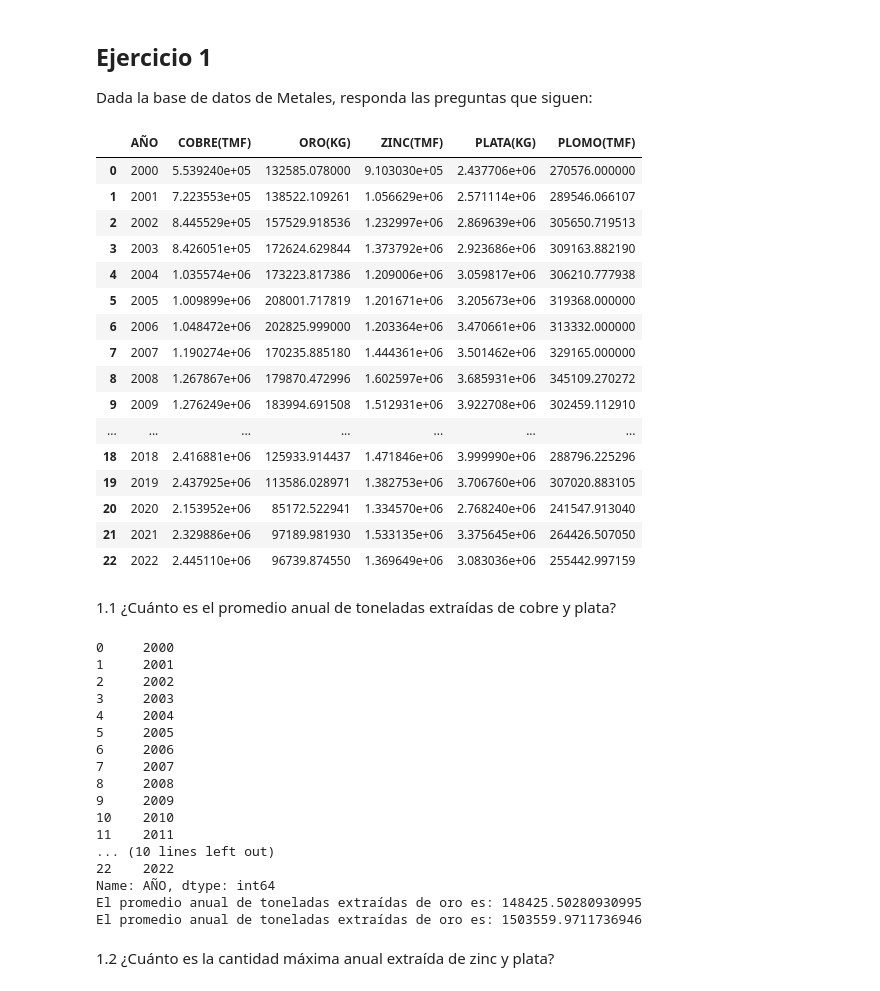
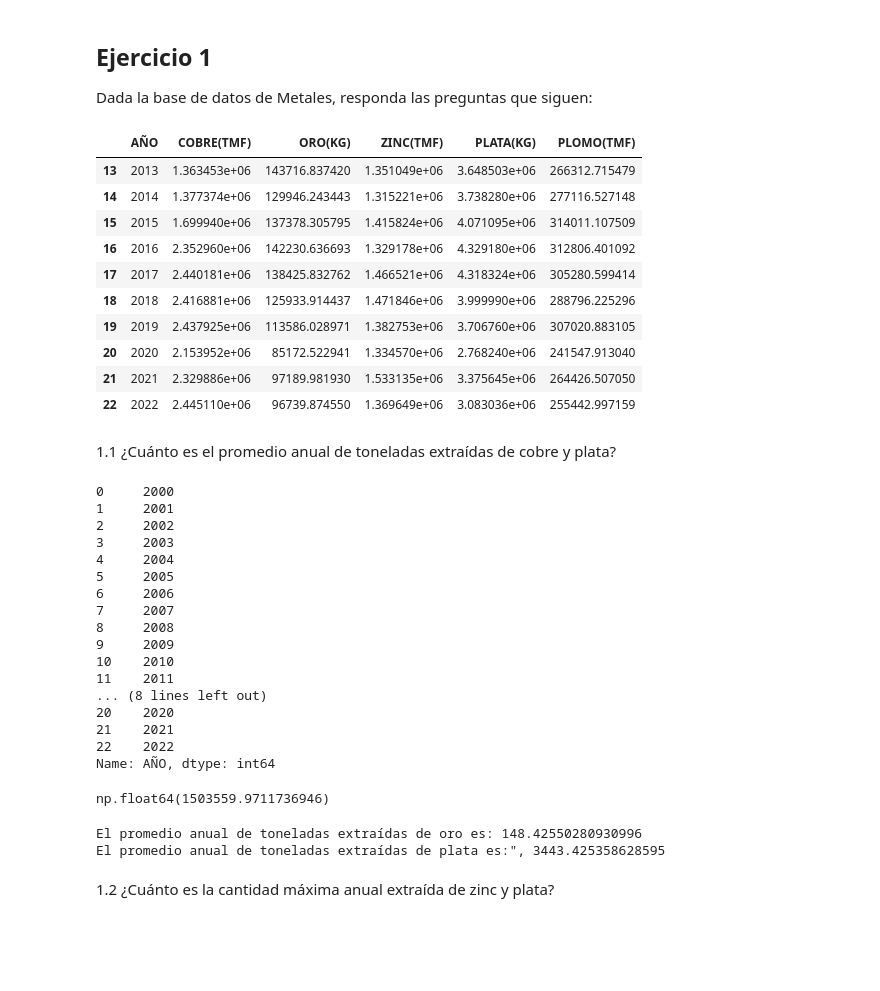
Before and after one commit to JorgePeje/test-python-utec, a Jupyter notebook: Programacion-Python-Utec/modulo3/SESION2/Sesión_1_[Student_View].ipynb, the cells around one changed output. Saved outputs shown, nothing was run; the diff lists cells and outputs as text; code cells hidden in the pictures; blank space fills up the shorter version.

```diff
--- a/Programacion-Python-Utec/modulo3/SESION2/Sesión_1_[Student_View].ipynb
+++ b/Programacion-Python-Utec/modulo3/SESION2/Sesión_1_[Student_View].ipynb
@@ -35,27 +47,22 @@ Mounted at /content/drive
 # %%
 from IPython.display import display
 import pandas as pd
 import numpy as np
 import xml.etree.ElementTree as ET
 
 # Lee el archivo .xlsx
-df = pd.read_excel(PATH + "Metales.xlsx")
+#df = pd.read_excel(PATH + "Metales.xlsx")
+df = pd.read_excel("Metales.xlsx")
 
 # df.head()  # Muestra solo los 5 primeros elementos del dataframe
-df
+df.tail(10) #muestra los ultimos 10
 # %% [output]
 |  | AÑO | COBRE(TMF) | ORO(KG) | ZINC(TMF) | PLATA(KG) | PLOMO(TMF) |
-| 0 | 2000 | 5.539240e+05 | 132585.078000 | 9.103030e+05 | 2.437706e+06 | 270576.000000 |
-| 1 | 2001 | 7.223553e+05 | 138522.109261 | 1.056629e+06 | 2.571114e+06 | 289546.066107 |
-| 2 | 2002 | 8.445529e+05 | 157529.918536 | 1.232997e+06 | 2.869639e+06 | 305650.719513 |
-| 3 | 2003 | 8.426051e+05 | 172624.629844 | 1.373792e+06 | 2.923686e+06 | 309163.882190 |
-| 4 | 2004 | 1.035574e+06 | 173223.817386 | 1.209006e+06 | 3.059817e+06 | 306210.777938 |
-| 5 | 2005 | 1.009899e+06 | 208001.717819 | 1.201671e+06 | 3.205673e+06 | 319368.000000 |
-| 6 | 2006 | 1.048472e+06 | 202825.999000 | 1.203364e+06 | 3.470661e+06 | 313332.000000 |
-| 7 | 2007 | 1.190274e+06 | 170235.885180 | 1.444361e+06 | 3.501462e+06 | 329165.000000 |
-| 8 | 2008 | 1.267867e+06 | 179870.472996 | 1.602597e+06 | 3.685931e+06 | 345109.270272 |
-| 9 | 2009 | 1.276249e+06 | 183994.691508 | 1.512931e+06 | 3.922708e+06 | 302459.112910 |
-| ... | ... | ... | ... | ... | ... | ... |
+| 13 | 2013 | 1.363453e+06 | 143716.837420 | 1.351049e+06 | 3.648503e+06 | 266312.715479 |
+| 14 | 2014 | 1.377374e+06 | 129946.243443 | 1.315221e+06 | 3.738280e+06 | 277116.527148 |
+| 15 | 2015 | 1.699940e+06 | 137378.305795 | 1.415824e+06 | 4.071095e+06 | 314011.107509 |
+| 16 | 2016 | 2.352960e+06 | 142230.636693 | 1.329178e+06 | 4.329180e+06 | 312806.401092 |
+| 17 | 2017 | 2.440181e+06 | 138425.832762 | 1.466521e+06 | 4.318324e+06 | 305280.599414 |
 | 18 | 2018 | 2.416881e+06 | 125933.914437 | 1.471846e+06 | 3.999990e+06 | 288796.225296 |
 | 19 | 2019 | 2.437925e+06 | 113586.028971 | 1.382753e+06 | 3.706760e+06 | 307020.883105 |
 | 20 | 2020 | 2.153952e+06 | 85172.522941 | 1.334570e+06 | 2.768240e+06 | 241547.913040 |
@@ -64,35 +71,43 @@ df
 # %% [markdown]
 1.1 ¿Cuánto es el promedio anual de toneladas extraídas
 de cobre y plata?
+# %%
+# Lista los años del dataframe
+anhos_unicos = df['AÑO']
+print(anhos_unicos)
+# %% [output]
+0     2000
+1     2001
+2     2002
+3     2003
+4     2004
+5     2005
+6     2006
+7     2007
+8     2008
+9     2009
+10    2010
+11    2011
+... (8 lines left out)
+20    2020
+21    2021
+22    2022
+Name: AÑO, dtype: int64
+# %%
+#Promedio de Cobre
+df['COBRE(TMF)'].mean()
+# %% [output]
+np.float64(1503559.9711736946)
 # %%
-# Lista los años del dataframe
-anhos_unicos = df['AÑO']
-print(anhos_unicos)
-
 # Calcula el promedio anual de toneladas extraídas de oro y cobre
 promedio_oro = df['ORO(KG)'].mean()
-promedio_plata =  ### Completar
+promedio_plata = df['PLATA(KG)'].mean()
 
-print("El promedio anual de toneladas extraídas de oro es:", promedio_oro)
-print("El promedio anual de toneladas extraídas de plata es:", promedio_plata)
+print(f'El promedio anual de toneladas extraídas de oro es: {promedio_oro/1000}')
+print(f'El promedio anual de toneladas extraídas de plata es:", {promedio_plata/1000}')
 # %% [output]
-0     2000
-1     2001
-2     2002
-3     2003
-4     2004
-5     2005
-6     2006
-7     2007
-8     2008
-9     2009
-10    2010
-11    2011
-... (10 lines left out)
-22    2022
-Name: AÑO, dtype: int64
-El promedio anual de toneladas extraídas de oro es: 148425.50280930995
-El promedio anual de toneladas extraídas de oro es: 1503559.9711736946
+El promedio anual de toneladas extraídas de oro es: 148.42550280930996
+El promedio anual de toneladas extraídas de plata es:", 3443.425358628595
 # %% [markdown]
 1.2 ¿Cuánto es la cantidad máxima anual extraída de zinc y plata?
 # %%
```
Also changed, not shown: parts of 9 cells of this notebook.
